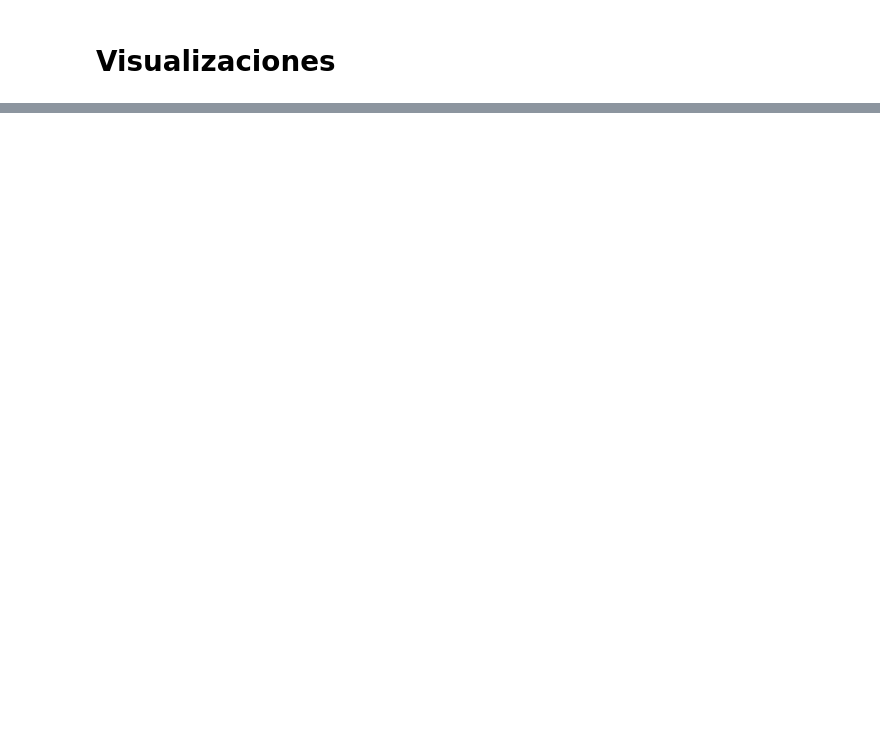
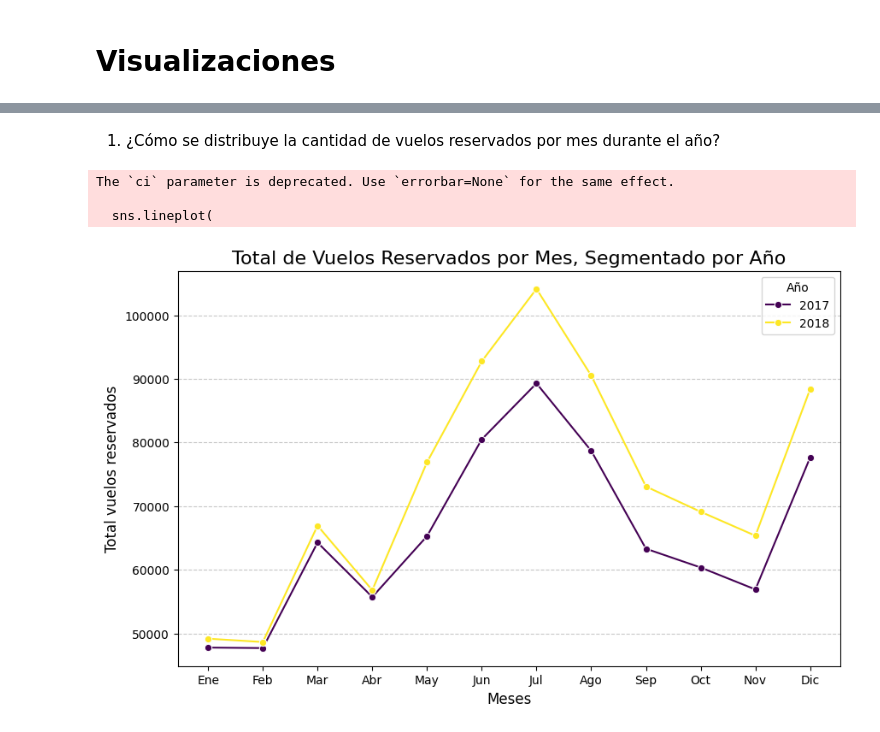
Before and after one commit to Adalab/bda-modulo-3-evaluacion-final-elenapavonfernandez-ui, a Jupyter notebook: notebooks/02_visualizacion.ipynb, the cells around one changed output, grey strips where cells are left out. Drawn from its saved outputs; the diff is of its cells as text; code cells hidden in the pictures; blank space fills up the shorter version.

```diff
--- a/notebooks/02_visualizacion.ipynb
+++ b/notebooks/02_visualizacion.ipynb
@@ -19,3 +19,36 @@ df.head()
 | 2 | 480934 | Canada | Ontario | Toronto | M2Z 4K1 | Female | Bachelor | 83236.0 | Married | ... |
 | 3 | 480934 | Canada | Ontario | Toronto | M2Z 4K1 | Female | Bachelor | 83236.0 | Married | ... |
 | 4 | 480934 | Canada | Ontario | Toronto | M2Z 4K1 | Female | Bachelor | 83236.0 | Married | ... |
+# %% [markdown]
+1. ¿Cómo se distribuye la cantidad de vuelos reservados por mes durante el año?
+# %%
+
+# Agrupamos por Año y Mes, y calculamos la suma de 'Flights Booked'
+df_tendencia = df.groupby(["Year", "Month"])["Flights Booked"].sum().reset_index()
+
+plt.figure(figsize=(10, 6))
+
+sns.lineplot(
+    data=df_tendencia,
+    x="Month",
+    y="Flights Booked",
+    hue="Year",
+    palette="viridis",
+    marker="o",
+    errorbar=None
+)
+
+# --- Personalización ---
+plt.title("Total de Vuelos Reservados por Mes, Segmentado por Año", fontsize=16)
+plt.xlabel("Meses", fontsize=12)
+plt.ylabel("Total vuelos reservados", fontsize=12)
+plt.xticks(range(1, 13),
+           labels=['Ene', 'Feb', 'Mar', 'Abr', 'May', 'Jun', 'Jul', 'Ago', 'Sep', 'Oct', 'Nov', 'Dic'])
+plt.legend(title="Año")
+plt.grid(axis='y', linestyle='--', alpha=0.7)
+plt.show()
+# %% [output]
+The `ci` parameter is deprecated. Use `errorbar=None` for the same effect.
+
+  sns.lineplot(
+[figure, added]
```
Also changed, not shown: parts of 18 cells of this notebook, 12 other files.
